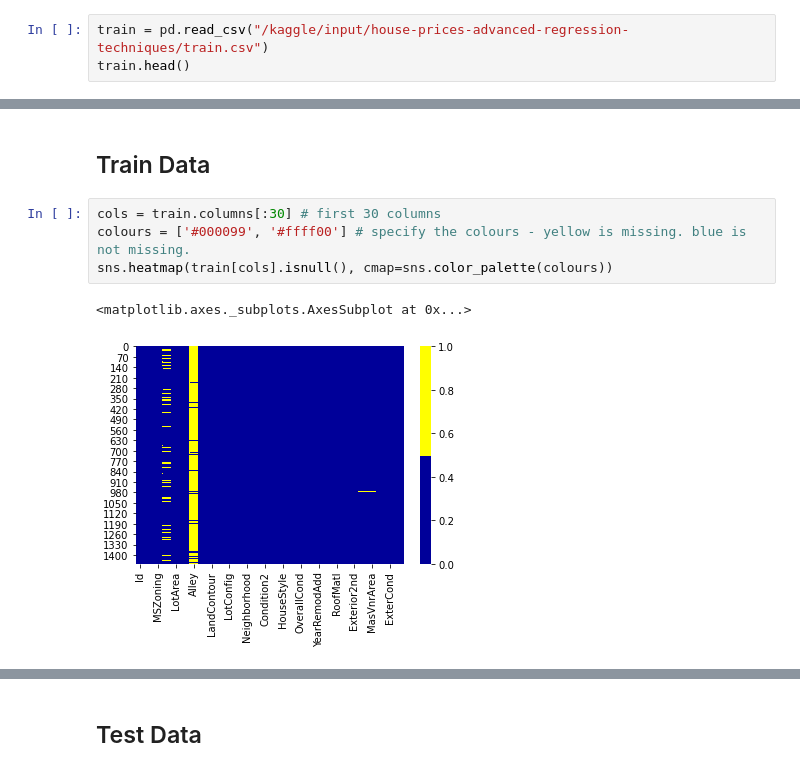
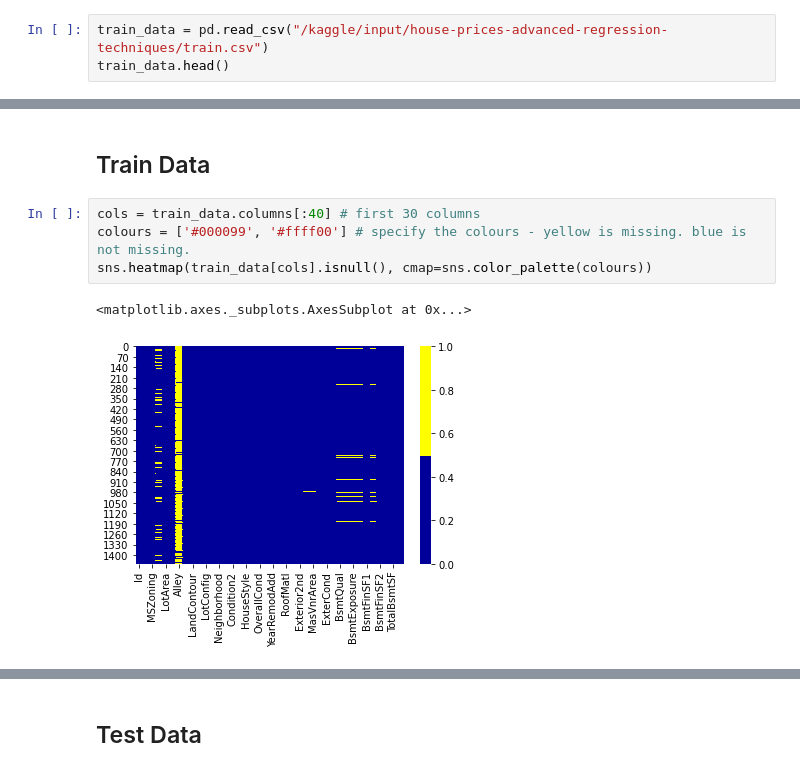
Before and after one commit to jtvkw2/House-Price-Analysis, a Jupyter notebook: House Prices Analysis.ipynb, the cells around one changed output, grey strips where cells are left out. Saved outputs shown, nothing was run; the diff lists cells and outputs as text.

Commit message:
Further cleaning of data and added visuals

```diff
--- a/House Prices Analysis.ipynb
+++ b/House Prices Analysis.ipynb
@@ -62,8 +63,8 @@ def dummyEncode(df):
             print('Error encoding '+feature)
     return df
 # %%
-train = pd.read_csv("/kaggle/input/house-prices-advanced-regression-techniques/train.csv")
-train.head()
+train_data = pd.read_csv("/kaggle/input/house-prices-advanced-regression-techniques/train.csv")
+train_data.head()
 # %% [output]
 |  | Id | MSSubClass | MSZoning | LotFrontage | LotArea | Street | Alley | LotShape | LandContour | ... |
 | 0 | 1 | 60 | RL | 65.0 | 8450 | Pave | NaN | Reg | Lvl | ... |
@@ -90,9 +91,9 @@ test.head()
 <a id = "train"></a>
 ## Train Data
 # %%
-cols = train.columns[:30] # first 30 columns
+cols = train_data.columns[:40] # first 30 columns
 colours = ['#000099', '#ffff00'] # specify the colours - yellow is missing. blue is not missing.
-sns.heatmap(train[cols].isnull(), cmap=sns.color_palette(colours))
+sns.heatmap(train_data[cols].isnull(), cmap=sns.color_palette(colours))
 # %% [output]
 <matplotlib.axes._subplots.AxesSubplot at 0x...>
-[figure, old version]
+[figure, new version]
```
Also changed, not shown: parts of 16 cells of this notebook.
